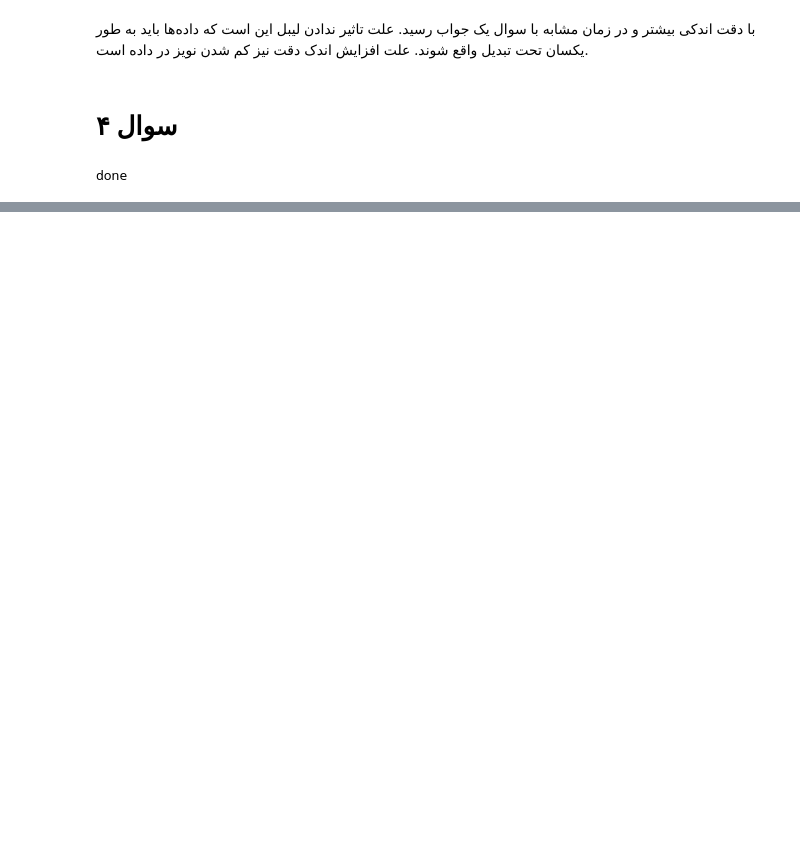
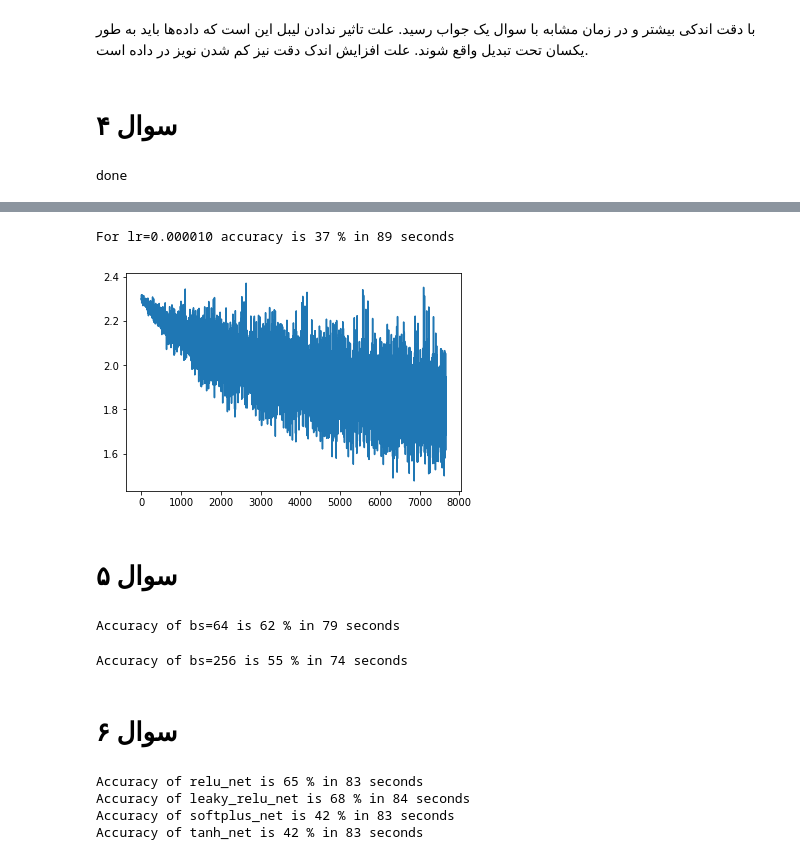
Before and after one commit to mohalisad/ai, a Jupyter notebook: 5/CIFAR.ipynb, the cells around one changed output, grey strips where cells are left out. Saved outputs shown, nothing was run; the diff lists cells and outputs as text; code cells hidden in the pictures; blank space fills up the shorter version.

```diff
--- a/5/CIFAR.ipynb
+++ b/5/CIFAR.ipynb
@@ -229,9 +226,40 @@ plt.show()
+# %%
+lr = 0.00001
+print("For lr=%f accuracy is %d %% in %d seconds"%tuple([lr]+list(results[lr][:2])))
+plt.plot(results[lr][2])
+plt.show()
+# %% [output]
+For lr=0.000010 accuracy is 37 % in 89 seconds
+[figure, added]
+# %% [markdown]
+# <div class = "farsi center green">سوال ۵</div>
+# %%
+trainQ3_bs64  = torch.utils.data.DataLoader(trainsetQ3, batch_size=64)
+testQ3_bs64   = torch.utils.data.DataLoader(testsetQ3, batch_size=64)
+net = NetQ1(random = True)
+print("Accuracy of bs=64 is %d %% in %d seconds" % train_and_test_net(net,traindata = trainQ3_bs64,testdata = testQ3_bs64))
+# %% [output]
+Accuracy of bs=64 is 62 % in 79 seconds
+# %%
+trainQ3_bs256  = torch.utils.data.DataLoader(trainsetQ3, batch_size=256)
+testQ3_bs256   = torch.utils.data.DataLoader(testsetQ3, batch_size=256)
+net = NetQ1(random = True)
+print("Accuracy of bs=256 is %d %% in %d seconds" % train_and_test_net(net,traindata = trainQ3_bs256,testdata = testQ3_bs256))
+# %% [output]
+Accuracy of bs=256 is 55 % in 74 seconds
+# %% [markdown]
+# <div class = "farsi center green">سوال ۶</div>
 # %%
-# relu_net       = NetQ1(activation = nnf.relu)
-# leaky_relu_net = NetQ1(activation = nnf.leaky_relu)
-# softplus_net   = NetQ1(activation = nnf.softplus)
-# tanh_net       = NetQ1(activation = nnf.tanh)
-# print("Accuracy of relu_net is %d %%" % train_and_test_net(relu_net))
-# print("Accuracy of leaky_relu_net is %d %%" % train_and_test_net(leaky_relu_net))
-# print("Accuracy of softplus_net is %d %%" % train_and_test_net(softplus_net))
-# print("Accuracy of tanh_net is %d %%" % train_and_test_net(tanh_net))
+relu_net       = NetQ1(activation = nnf.relu,random = True)
+leaky_relu_net = NetQ1(activation = nnf.leaky_relu,random = True)
+softplus_net   = NetQ1(activation = nnf.softplus,random = True)
+tanh_net       = NetQ1(activation = nnf.tanh,random = True)
+print("Accuracy of relu_net is %d %% in %d seconds" % train_and_test_net(relu_net,traindata = trainQ3_bs32,testdata = testQ3_bs32))
+print("Accuracy of leaky_relu_net is %d %% in %d seconds" % train_and_test_net(leaky_relu_net,traindata = trainQ3_bs32,testdata = testQ3_bs32))
+print("Accuracy of softplus_net is %d %% in %d seconds" % train_and_test_net(softplus_net,traindata = trainQ3_bs32,testdata = testQ3_bs32))
+print("Accuracy of tanh_net is %d %% in %d seconds" % train_and_test_net(tanh_net,traindata = trainQ3_bs32,testdata = testQ3_bs32))
+# %% [output]
+Accuracy of relu_net is 65 % in 83 seconds
+Accuracy of leaky_relu_net is 68 % in 84 seconds
+Accuracy of softplus_net is 42 % in 83 seconds
+Accuracy of tanh_net is 42 % in 83 seconds
```
Also changed, not shown: parts of 16 cells of this notebook.
